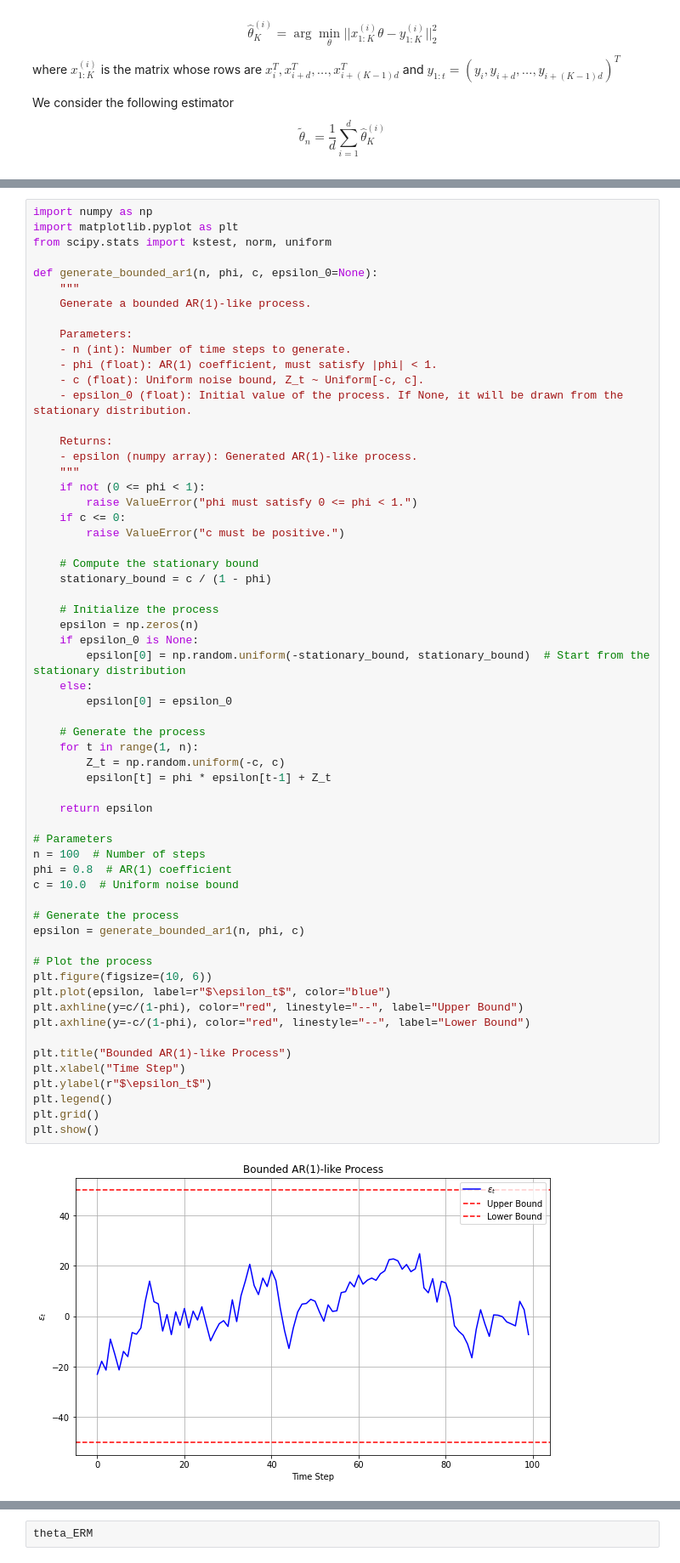
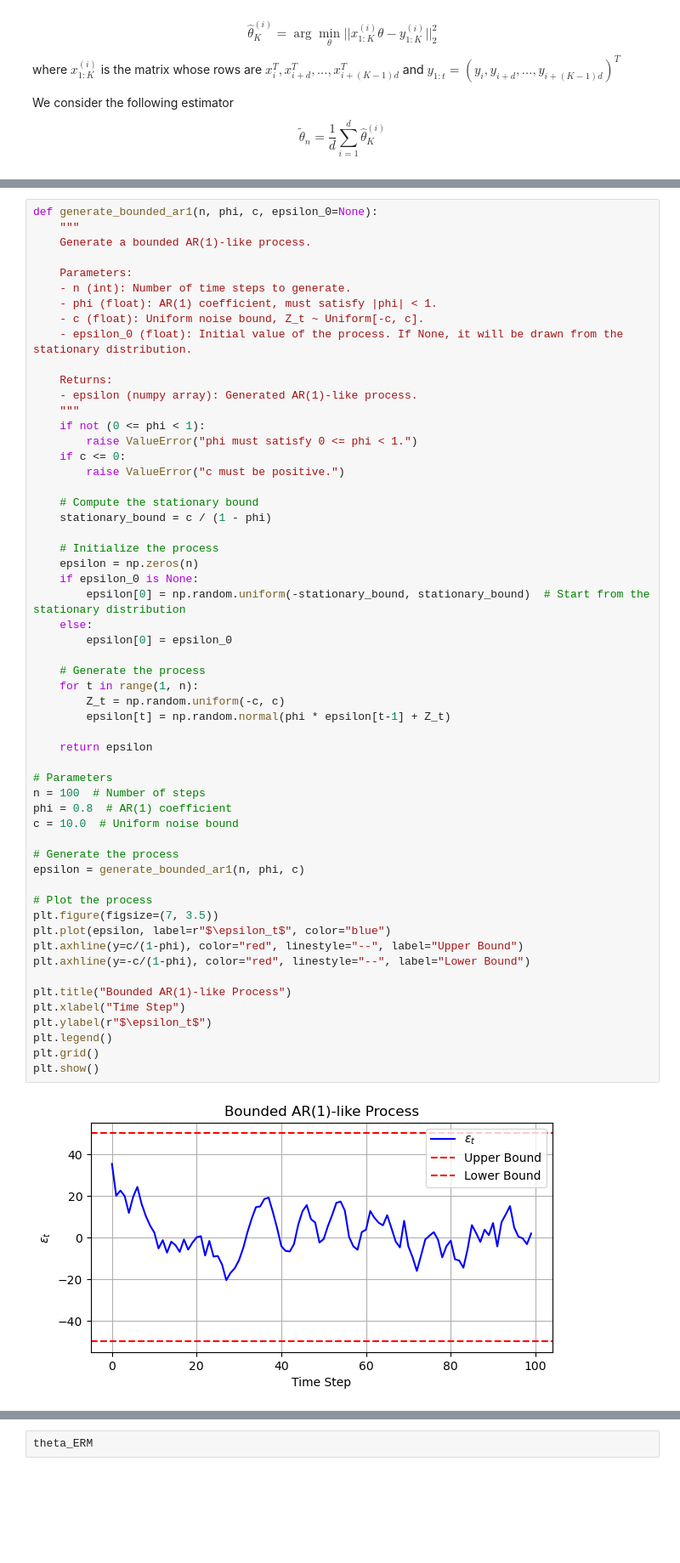
Before and after one commit to nguyenicolas/LinearBandits, a Jupyter notebook: mixing_test.ipynb, the cells around one changed output, grey strips where cells are left out. Shown: that part at 85% size. Cells and saved outputs as stored; diff of their text form; blank space fills up the shorter version.

```diff
--- a/mixing_test.ipynb
+++ b/mixing_test.ipynb
@@ -26,8 +30,4 @@ $$\tilde \theta_n = \frac{1}{d}\sum_{i=1}^d\widehat \theta_K^{(i)}$$
 # %%
-import numpy as np
-import matplotlib.pyplot as plt
-from scipy.stats import kstest, norm, uniform
-
 def generate_bounded_ar1(n, phi, c, epsilon_0=None):
     """
     Generate a bounded AR(1)-like process.
@@ -55,33 +55,33 @@ def generate_bounded_ar1(n, phi, c, epsilon_0=None):
         epsilon[0] = np.random.uniform(-stationary_bound, stationary_bound)  # Start from the stationary distribution
     else:
         epsilon[0] = epsilon_0
 
     # Generate the process
     for t in range(1, n):
         Z_t = np.random.uniform(-c, c)
-        epsilon[t] = phi * epsilon[t-1] + Z_t
+        epsilon[t] = np.random.normal(phi * epsilon[t-1] + Z_t)
 
     return epsilon
 
 # Parameters
 n = 100  # Number of steps
 phi = 0.8  # AR(1) coefficient
 c = 10.0  # Uniform noise bound
 
 # Generate the process
 epsilon = generate_bounded_ar1(n, phi, c)
 
 # Plot the process
-plt.figure(figsize=(10, 6))
+plt.figure(figsize=(7, 3.5))
 plt.plot(epsilon, label=r"$\epsilon_t$", color="blue")
 plt.axhline(y=c/(1-phi), color="red", linestyle="--", label="Upper Bound")
 plt.axhline(y=-c/(1-phi), color="red", linestyle="--", label="Lower Bound")
 
 plt.title("Bounded AR(1)-like Process")
 plt.xlabel("Time Step")
 plt.ylabel(r"$\epsilon_t$")
 plt.legend()
 plt.grid()
 plt.show()
 # %% [output]
-[figure, old version]
+[figure, new version]
```
Also changed, not shown: parts of 11 cells of this notebook, 1 other file.
